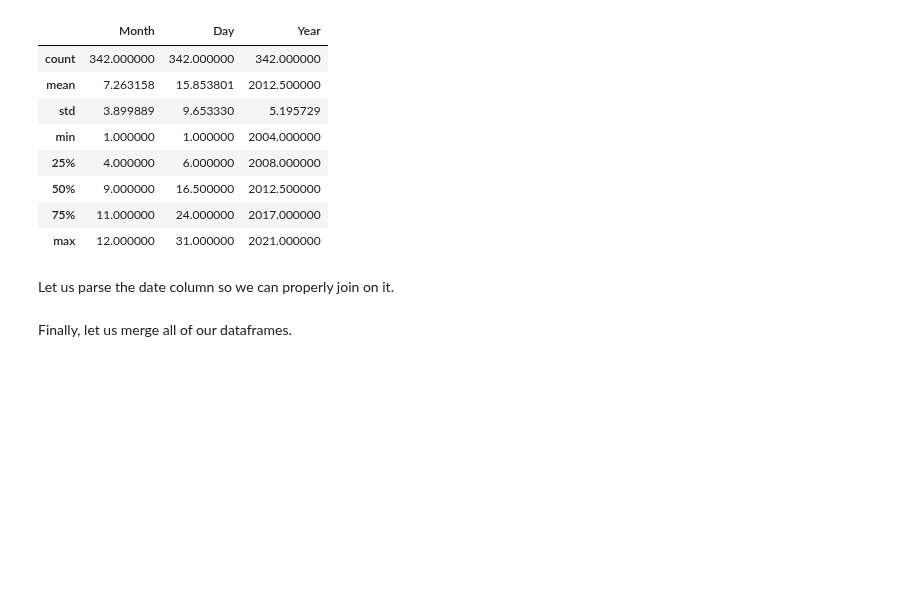
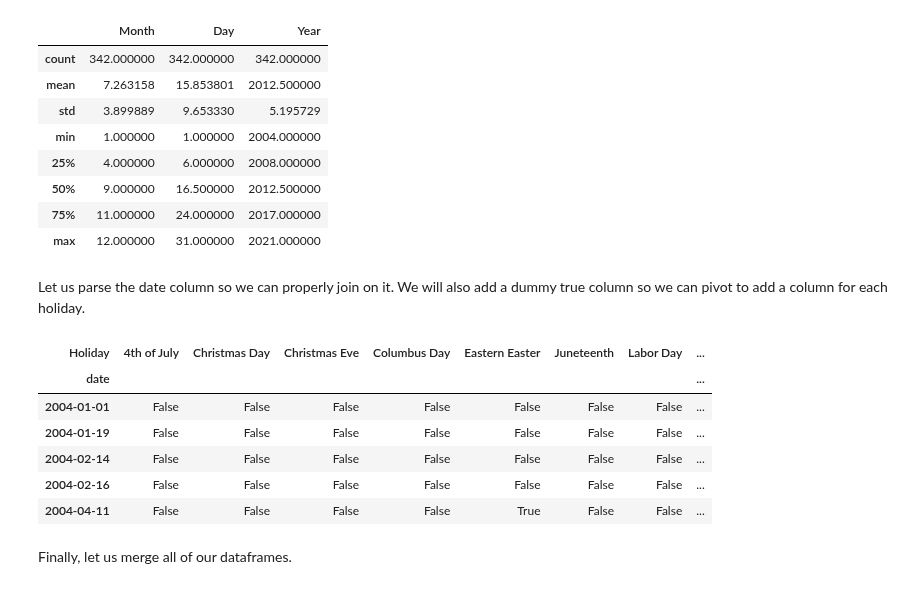
Before and after one commit to jmfb/CS5610, a Jupyter notebook: m5p5/M5 Project 5.1 - Cleaning.ipynb, the cells around one changed output. Drawn from its saved outputs; the diff is of its cells as text; code cells hidden in the pictures; blank space fills up the shorter version.

```diff
--- a/m5p5/M5 Project 5.1 - Cleaning.ipynb
+++ b/m5p5/M5 Project 5.1 - Cleaning.ipynb
@@ -197,9 +197,24 @@ holiday_df.describe()
 | 75% | 11.000000 | 24.000000 | 2017.000000 |
 | max | 12.000000 | 31.000000 | 2021.000000 |
 # %% [markdown]
-Let us parse the date column so we can properly join on it.
+Let us parse the date column so we can properly join on it.  We will also add a dummy true column so we can pivot to add a column for each holiday.
 # %%
+holiday_df['value'] = True
 holiday_df['date'] = pd.to_datetime(holiday_df.Date)
+hdf = holiday_df \
+    .pivot(index='date', columns='Holiday', values='value') \
+    .fillna(False) \
+    .groupby('date') \
+    .max()
+hdf.head()
+# %% [output]
+| Holiday | 4th of July | Christmas Day | Christmas Eve | Columbus Day | Eastern Easter | Juneteenth | Labor Day | ... |
+| date |  |  |  |  |  |  |  | ... |
+| 2004-01-01 | False | False | False | False | False | False | False | ... |
+| 2004-01-19 | False | False | False | False | False | False | False | ... |
+| 2004-02-14 | False | False | False | False | False | False | False | ... |
+| 2004-02-16 | False | False | False | False | False | False | False | ... |
+| 2004-04-11 | False | False | False | False | True | False | False | ... |
 # %% [markdown]
 Finally, let us merge all of our dataframes.
 # %%
```
Also changed, not shown: parts of 1 cell of this notebook, 2 other files.
